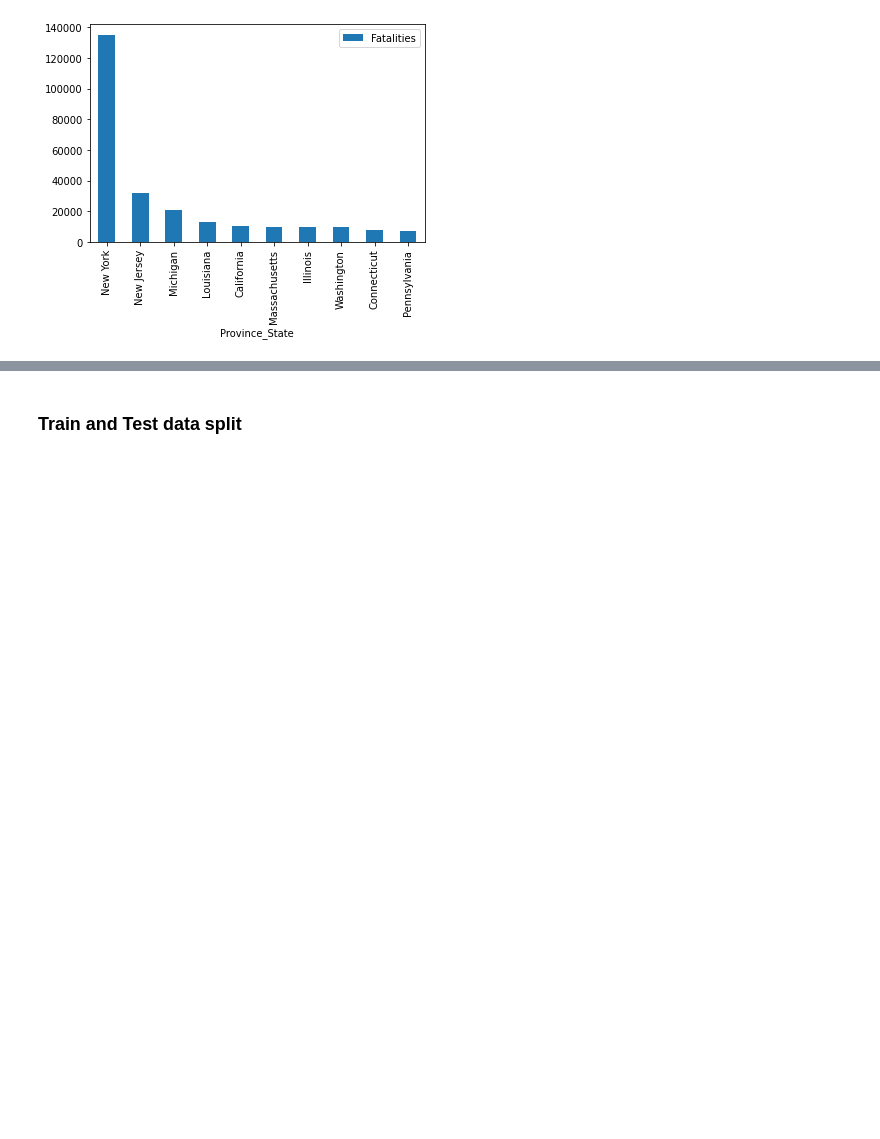
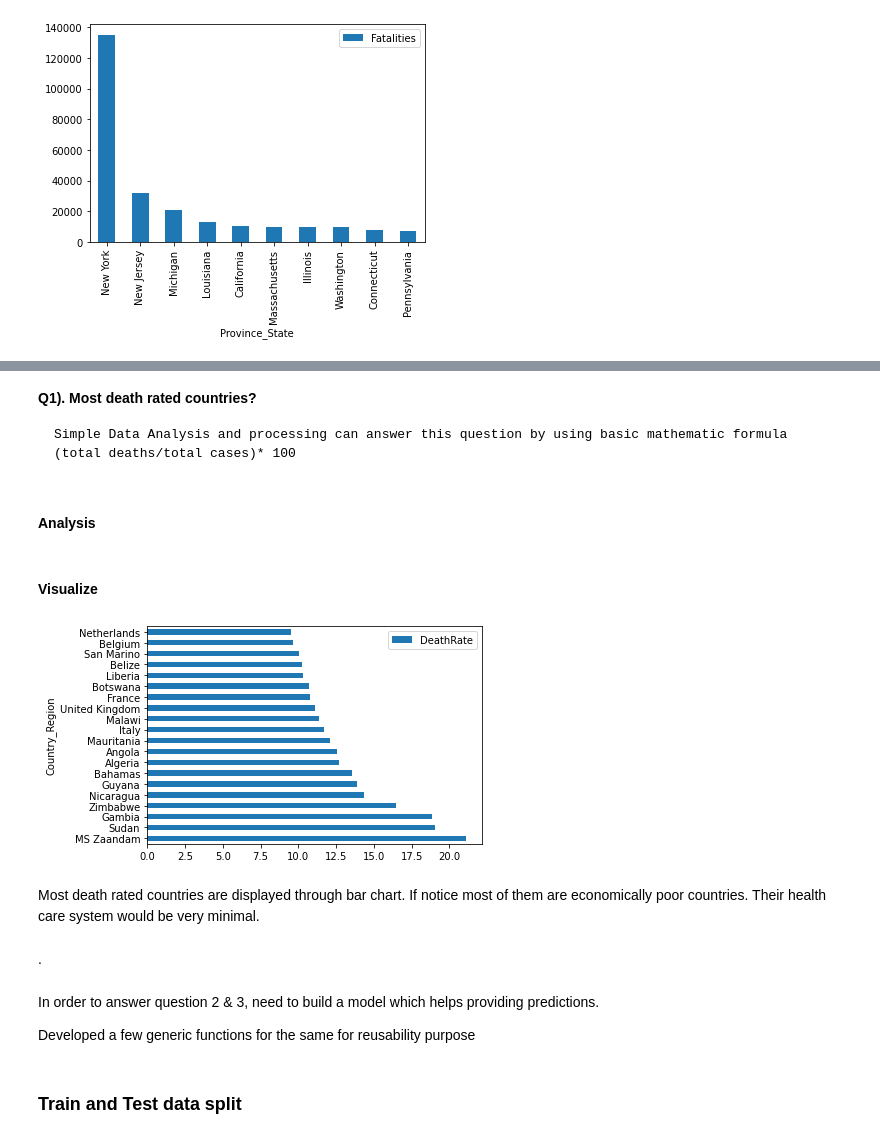
Before and after one commit to kannuri-sravan/covid19_predictions_prophet, a Jupyter notebook: covid19_predictions.ipynb, the cells around one changed output, grey strips where cells are left out. Drawn from its saved outputs; the diff is of its cells as text; code cells hidden in the pictures; blank space fills up the shorter version.

Commit message:
adding more cleaned version code here and improvised documentaion

```diff
--- a/covid19_predictions.ipynb
+++ b/covid19_predictions.ipynb
@@ -188,3 +185,61 @@ def stateWisePredictions(df,country,state):
+# %% [markdown]
+**Q1). Most death rated countries?**
+
+    Simple Data Analysis and processing can answer this question by using basic mathematic formula (total deaths/total cases)* 100
+# %% [markdown]
+#### Analysis
+# %%
+def highestDeathRate(df):
+  """
+  The function displays highest death rated country.
+
+  Parameters:
+            df (DataFrame): The Dataframe to be processed
+  Returns:
+            total_df (DataFrame): Sorted descending death rate countries
+  """
+  #grouping Fatalities data country wise
+  country_death_df = df.groupby('Country_Region')['Fatalities'].sum().reset_index()
+  #grouping ConfirmedCases data country wise
+  country_cases_df = df.groupby('Country_Region')['ConfirmedCases'].sum().reset_index()
+  #merging two dataframes
+  total_df = country_death_df.merge(country_cases_df)
+  #calculating death rate by (total deaths/total cases)* 100
+  total_df['DeathRate']   = (total_df.Fatalities / total_df.ConfirmedCases)*100
+  #To sort descending order
+  total_df.sort_values('DeathRate',ascending=False,inplace=True)
+  #Resetting indexes
+  total_df.reset_index(inplace=True)
+  #drop unused columns here
+  total_df.drop(["index","ConfirmedCases","Fatalities"],axis=1,inplace=True)
+  return total_df
+# %%
+#calling highestDeathRate function get Highest death rate countries
+most_death_rate = highestDeathRate(world_df)
+#top 5 display
+most_death_rate = most_death_rate.head(20)
+# %% [markdown]
+#### Visualize
+# %%
+#plottingbar chart to display most death rated countries
+axis = most_death_rate.plot.barh(x='Country_Region',y = 'DeathRate');
+plt.show()
+# %% [output]
+[figure, added]
+# %% [markdown]
+Most death rated countries are displayed through bar chart.
+If notice most of them are economically poor countries. Their health care system would be very minimal.
+# %% [markdown]
+
+
+
+
+
+.
+# %% [markdown]
+In order to answer question 2 & 3, need to build a model which helps providing predictions.
+
+Developed a few generic functions for the same for reusability purpose
 # %% [markdown]
 ### Train and Test data split
 # %%
```
Also changed, not shown: parts of 32 cells of this notebook.
